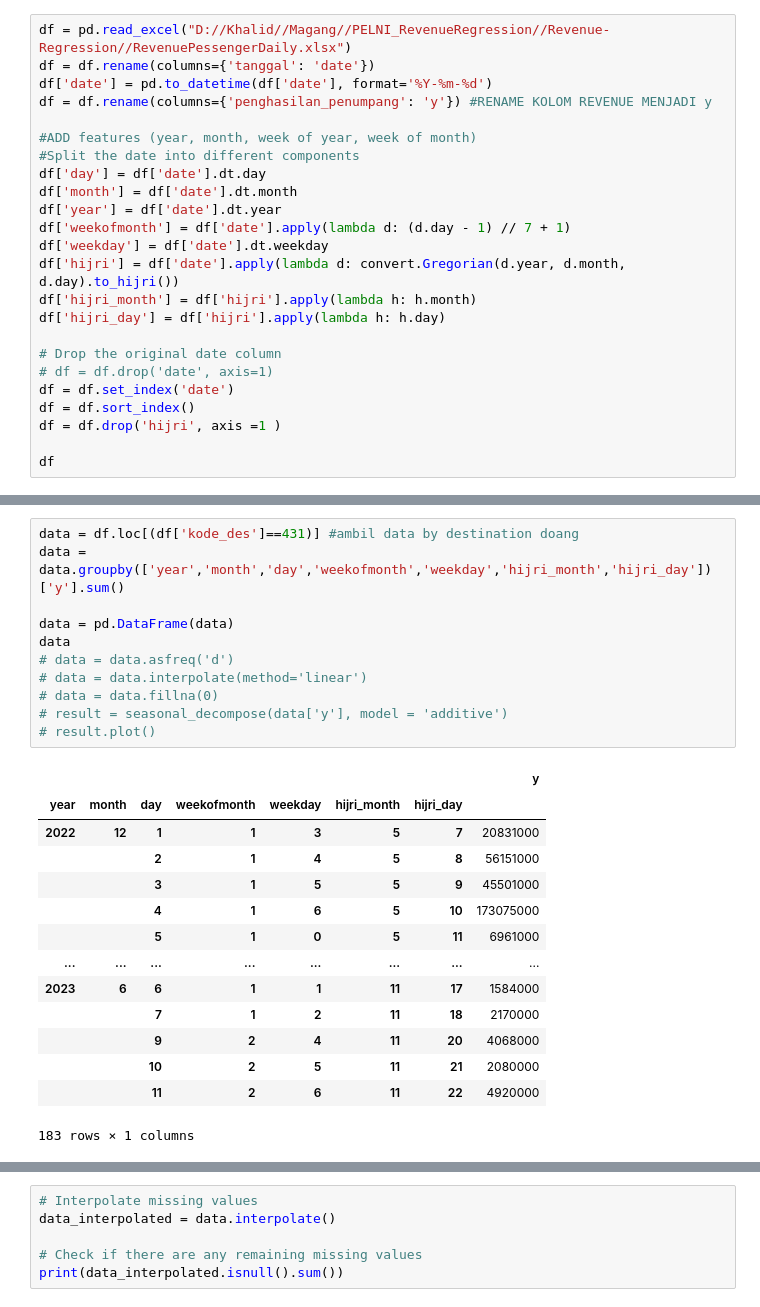
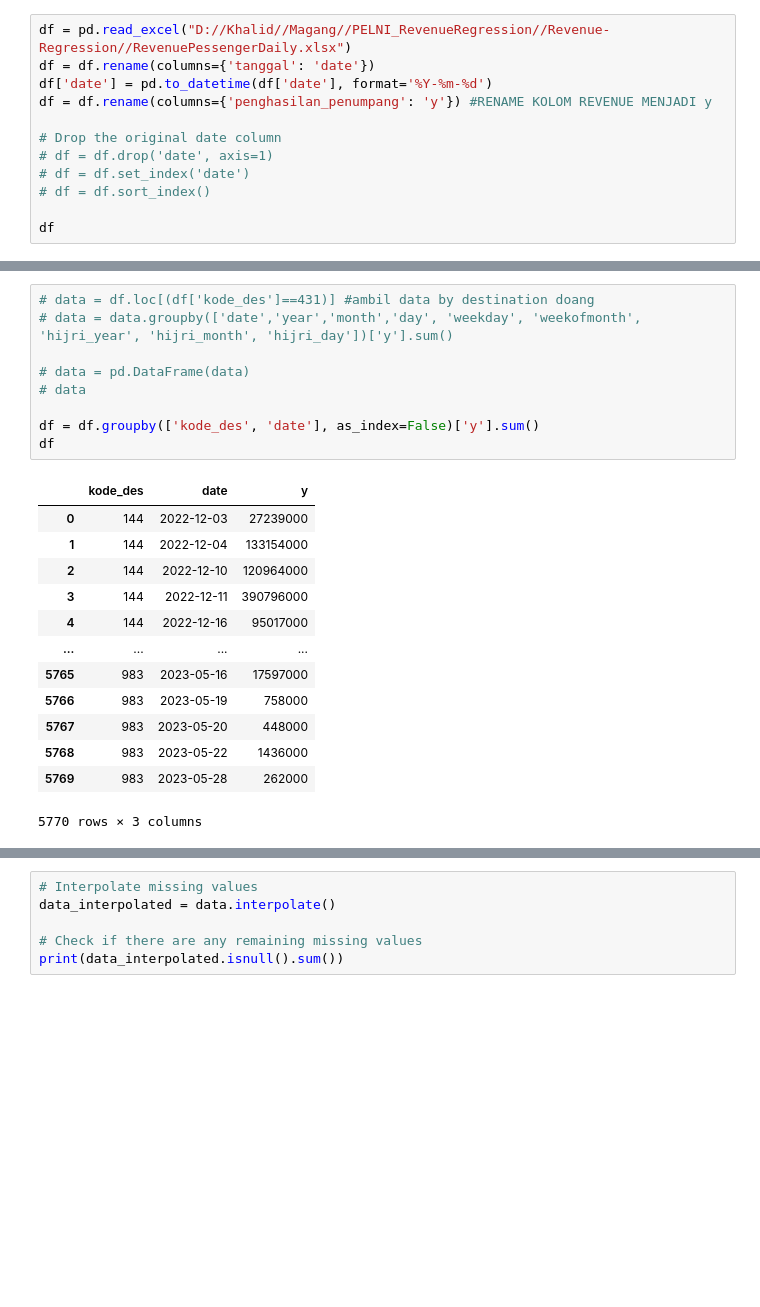
Before and after one commit to JstKhalid/Revenue-Regression, a Jupyter notebook: RNNWeeklyPassenger.ipynb, the cells around one changed output, grey strips where cells are left out. Cells and saved outputs as stored; diff of their text form; blank space fills up the shorter version.

```diff
--- a/RNNWeeklyPassenger.ipynb
+++ b/RNNWeeklyPassenger.ipynb
@@ -34,22 +35,10 @@ df = df.rename(columns={'tanggal': 'date'})
 df['date'] = pd.to_datetime(df['date'], format='%Y-%m-%d')
 df = df.rename(columns={'penghasilan_penumpang': 'y'}) #RENAME KOLOM REVENUE MENJADI y
 
-#ADD features (year, month, week of year, week of month)
-#Split the date into different components
-df['day'] = df['date'].dt.day
-df['month'] = df['date'].dt.month
-df['year'] = df['date'].dt.year
-df['weekofmonth'] = df['date'].apply(lambda d: (d.day - 1) // 7 + 1)
-df['weekday'] = df['date'].dt.weekday
-df['hijri'] = df['date'].apply(lambda d: convert.Gregorian(d.year, d.month, d.day).to_hijri())
-df['hijri_month'] = df['hijri'].apply(lambda h: h.month)
-df['hijri_day'] = df['hijri'].apply(lambda h: h.day)
-
 # Drop the original date column
 # df = df.drop('date', axis=1)
-df = df.set_index('date')
-df = df.sort_index()
-df = df.drop('hijri', axis =1 )
+# df = df.set_index('date')
+# df = df.sort_index()
 
 df
 # %% [output]
@@ -70,26 +58,23 @@ df
 # %%
-data = df.loc[(df['kode_des']==431)] #ambil data by destination doang
-data = data.groupby(['year','month','day','weekofmonth','weekday','hijri_month','hijri_day'])['y'].sum()
+# data = df.loc[(df['kode_des']==431)] #ambil data by destination doang
+# data = data.groupby(['date','year','month','day', 'weekday', 'weekofmonth', 'hijri_year', 'hijri_month', 'hijri_day'])['y'].sum()
 
-data = pd.DataFrame(data)
-data
-# data = data.asfreq('d')
-# data = data.interpolate(method='linear')
-# data = data.fillna(0)
-# result = seasonal_decompose(data['y'], model = 'additive')
-# result.plot()
+# data = pd.DataFrame(data)
+# data
+
+df = df.groupby(['kode_des', 'date'], as_index=False)['y'].sum()
+df
 # %% [output]
-|  |  |  |  |  |  |  | y |
-| year | month | day | weekofmonth | weekday | hijri_month | hijri_day |  |
-| 2022 | 12 | 1 | 1 | 3 | 5 | 7 | 20831000 |
-|  |  | 2 | 1 | 4 | 5 | 8 | 56151000 |
-|  |  | 3 | 1 | 5 | 5 | 9 | 45501000 |
-|  |  | 4 | 1 | 6 | 5 | 10 | 173075000 |
-|  |  | 5 | 1 | 0 | 5 | 11 | 6961000 |
-| ... | ... | ... | ... | ... | ... | ... | ... |
-| 2023 | 6 | 6 | 1 | 1 | 11 | 17 | 1584000 |
-|  |  | 7 | 1 | 2 | 11 | 18 | 2170000 |
-|  |  | 9 | 2 | 4 | 11 | 20 | 4068000 |
-|  |  | 10 | 2 | 5 | 11 | 21 | 2080000 |
-|  |  | 11 | 2 | 6 | 11 | 22 | 4920000 |
+|  | kode_des | date | y |
+| 0 | 144 | 2022-12-03 | 27239000 |
+| 1 | 144 | 2022-12-04 | 133154000 |
+| 2 | 144 | 2022-12-10 | 120964000 |
+| 3 | 144 | 2022-12-11 | 390796000 |
+| 4 | 144 | 2022-12-16 | 95017000 |
+| ... | ... | ... | ... |
+| 5765 | 983 | 2023-05-16 | 17597000 |
+| 5766 | 983 | 2023-05-19 | 758000 |
+| 5767 | 983 | 2023-05-20 | 448000 |
+| 5768 | 983 | 2023-05-22 | 1436000 |
+| 5769 | 983 | 2023-05-28 | 262000 |
-183 rows × 1 columns
+5770 rows × 3 columns
```
Also changed, not shown: parts of 20 cells of this notebook.
